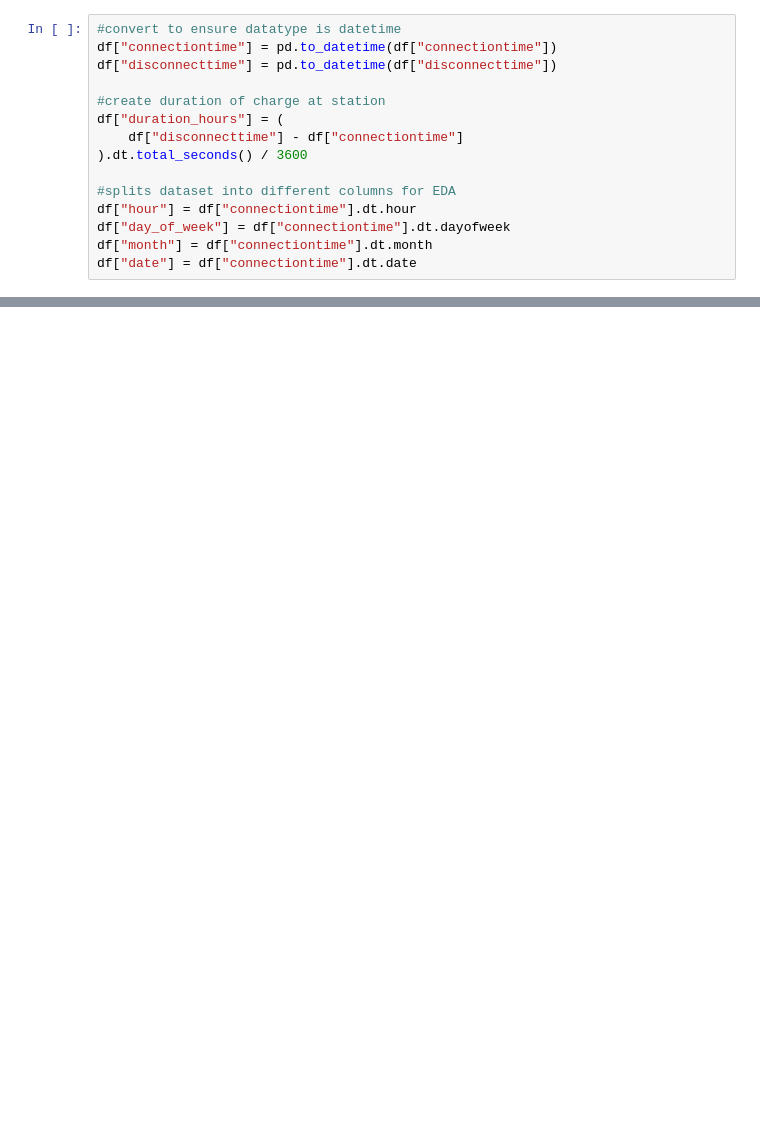
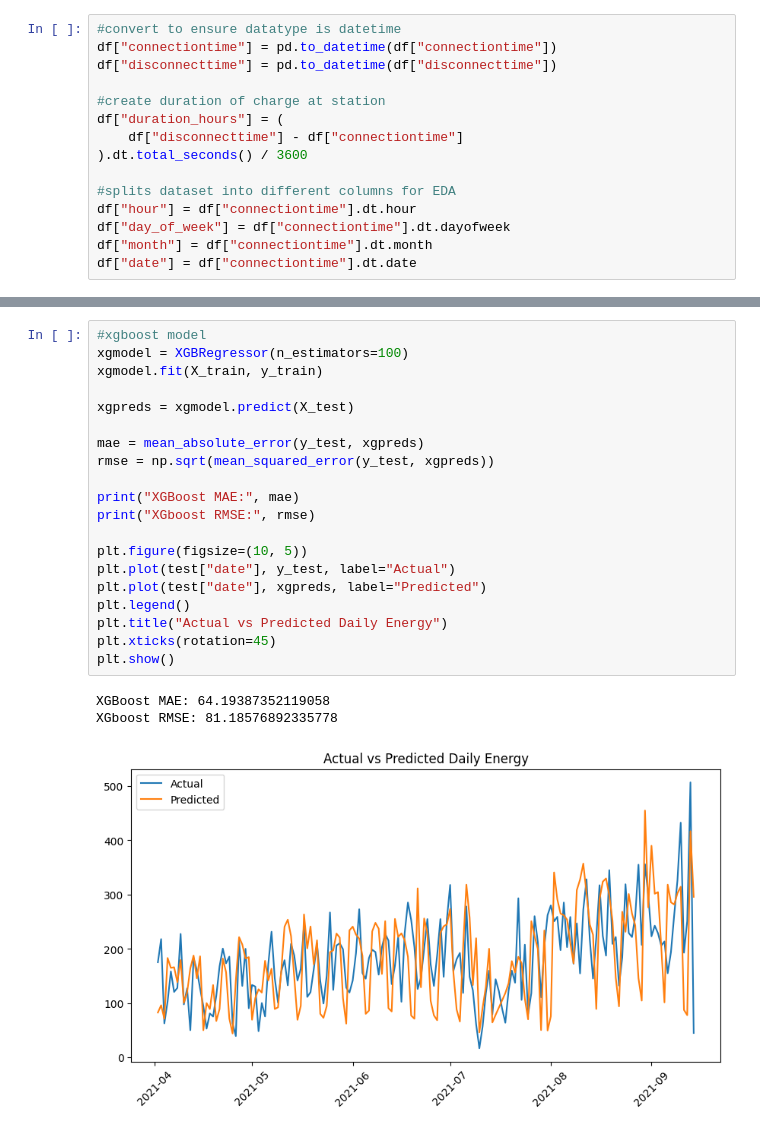
Before and after one commit to HengyiLiu2363/ECE9612-EV-Charging-Forecasting, a Jupyter notebook: notebooks/01_data_inspection.ipynb, the cells around one changed output, grey strips where cells are left out. Cells and saved outputs as stored; diff of their text form; blank space fills up the shorter version.

```diff
--- a/notebooks/01_data_inspection.ipynb
+++ b/notebooks/01_data_inspection.ipynb
@@ -73,0 +224,24 @@ daily.head()
+# %%
+#xgboost model
+xgmodel = XGBRegressor(n_estimators=100)
+xgmodel.fit(X_train, y_train)
+
+xgpreds = xgmodel.predict(X_test)
+
+mae = mean_absolute_error(y_test, xgpreds)
+rmse = np.sqrt(mean_squared_error(y_test, xgpreds))
+
+print("XGBoost MAE:", mae)
+print("XGboost RMSE:", rmse)
+
+plt.figure(figsize=(10, 5))
+plt.plot(test["date"], y_test, label="Actual")
+plt.plot(test["date"], xgpreds, label="Predicted")
+plt.legend()
+plt.title("Actual vs Predicted Daily Energy")
+plt.xticks(rotation=45)
+plt.show()
+# %% [output]
+XGBoost MAE: 64.19387352119058
+XGboost RMSE: 81.18576892335778
+[figure, added]
```
Also changed, not shown: parts of 15 cells of this notebook.
